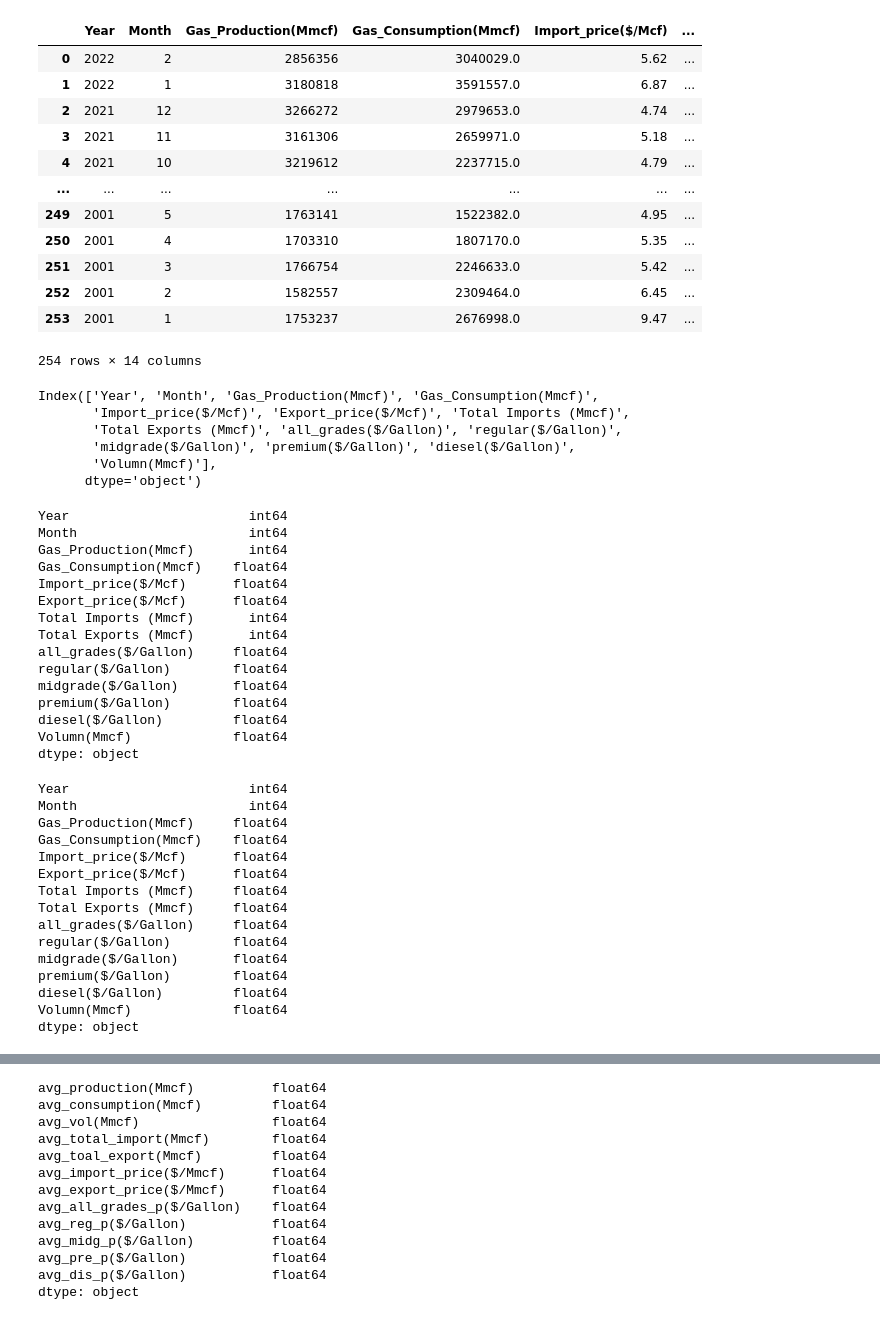
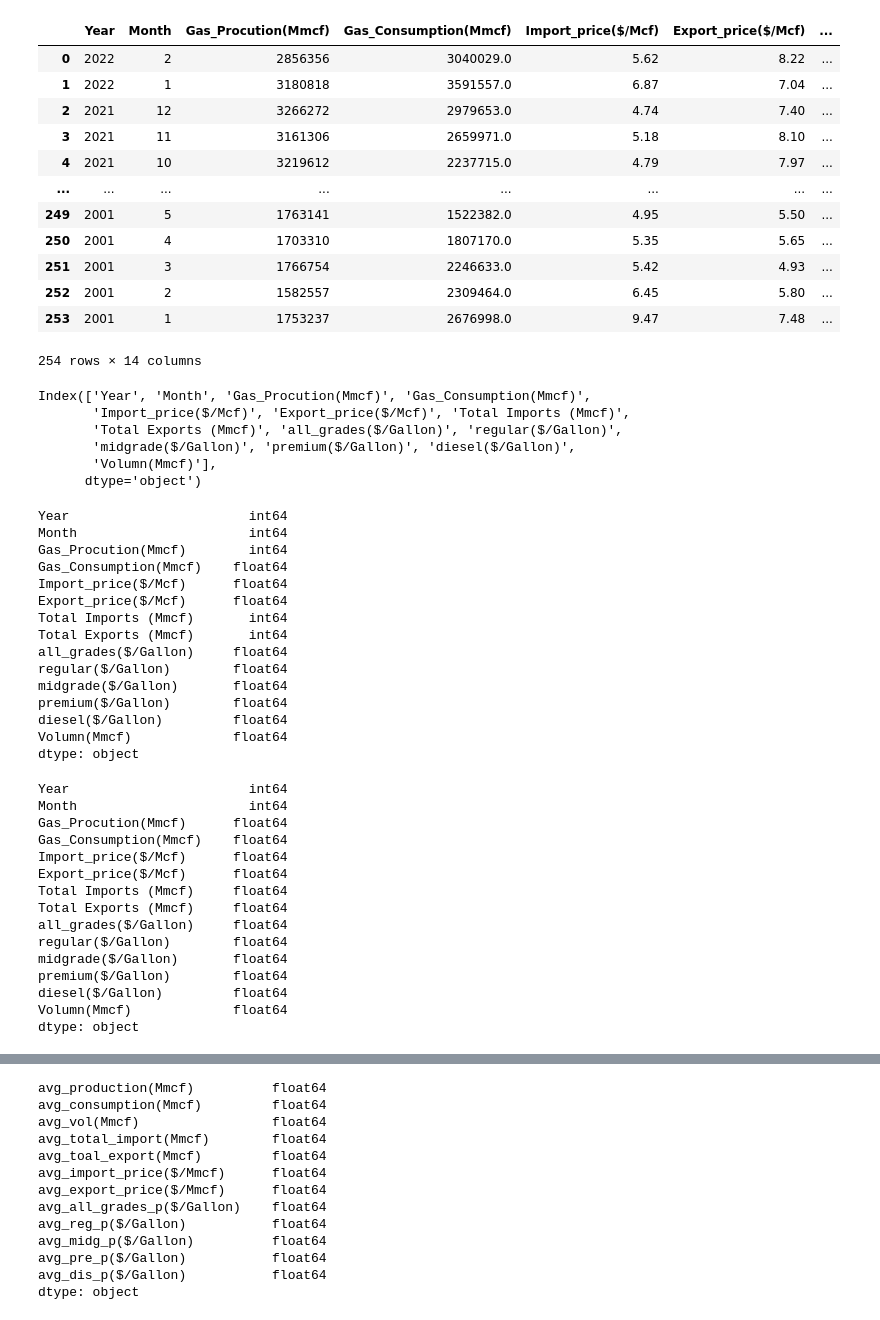
Before and after one commit to FIRE-Phoebe/Gas_Price_analysis, a Jupyter notebook: ETL/ETL_Monthly_gas_data.ipynb, the cells around one changed output, grey strips where cells are left out. Saved outputs shown, nothing was run; the diff lists cells and outputs as text; code cells hidden in the pictures.

```diff
--- a/ETL/ETL_Monthly_gas_data.ipynb
+++ b/ETL/ETL_Monthly_gas_data.ipynb
@@ -1,26 +1,26 @@
 # %%
 import pandas as pd
 # %%
-us_gas_data = pd.read_csv('../Resources/Datasets/cleaned_data/us_gas_data.csv')
+us_gas_data = pd.read_csv('../Resources/cleaned_data/us_gas_data.csv')
 us_gas_data
 # %% [output]
-|  | Year | Month | Gas_Production(Mmcf) | Gas_Consumption(Mmcf) | Import_price($/Mcf) | ... |
-| 0 | 2022 | 2 | 2856356 | 3040029.0 | 5.62 | ... |
-| 1 | 2022 | 1 | 3180818 | 3591557.0 | 6.87 | ... |
-| 2 | 2021 | 12 | 3266272 | 2979653.0 | 4.74 | ... |
-| 3 | 2021 | 11 | 3161306 | 2659971.0 | 5.18 | ... |
-| 4 | 2021 | 10 | 3219612 | 2237715.0 | 4.79 | ... |
-| ... | ... | ... | ... | ... | ... | ... |
-| 249 | 2001 | 5 | 1763141 | 1522382.0 | 4.95 | ... |
-| 250 | 2001 | 4 | 1703310 | 1807170.0 | 5.35 | ... |
-| 251 | 2001 | 3 | 1766754 | 2246633.0 | 5.42 | ... |
-| 252 | 2001 | 2 | 1582557 | 2309464.0 | 6.45 | ... |
-| 253 | 2001 | 1 | 1753237 | 2676998.0 | 9.47 | ... |
+|  | Year | Month | Gas_Procution(Mmcf) | Gas_Consumption(Mmcf) | Import_price($/Mcf) | Export_price($/Mcf) | ... |
+| 0 | 2022 | 2 | 2856356 | 3040029.0 | 5.62 | 8.22 | ... |
+| 1 | 2022 | 1 | 3180818 | 3591557.0 | 6.87 | 7.04 | ... |
+| 2 | 2021 | 12 | 3266272 | 2979653.0 | 4.74 | 7.40 | ... |
+| 3 | 2021 | 11 | 3161306 | 2659971.0 | 5.18 | 8.10 | ... |
+| 4 | 2021 | 10 | 3219612 | 2237715.0 | 4.79 | 7.97 | ... |
+| ... | ... | ... | ... | ... | ... | ... | ... |
+| 249 | 2001 | 5 | 1763141 | 1522382.0 | 4.95 | 5.50 | ... |
+| 250 | 2001 | 4 | 1703310 | 1807170.0 | 5.35 | 5.65 | ... |
+| 251 | 2001 | 3 | 1766754 | 2246633.0 | 5.42 | 4.93 | ... |
+| 252 | 2001 | 2 | 1582557 | 2309464.0 | 6.45 | 5.80 | ... |
+| 253 | 2001 | 1 | 1753237 | 2676998.0 | 9.47 | 7.48 | ... |
 254 rows × 14 columns
 # %%
 us_gas_data.columns
 # %% [output]
-Index(['Year', 'Month', 'Gas_Production(Mmcf)', 'Gas_Consumption(Mmcf)',
+Index(['Year', 'Month', 'Gas_Procution(Mmcf)', 'Gas_Consumption(Mmcf)',
        'Import_price($/Mcf)', 'Export_price($/Mcf)', 'Total Imports (Mmcf)',
        'Total Exports (Mmcf)', 'all_grades($/Gallon)', 'regular($/Gallon)',
        'midgrade($/Gallon)', 'premium($/Gallon)', 'diesel($/Gallon)',
@@ -31,7 +31,7 @@ us_gas_data.dtypes
 # %% [output]
 Year                       int64
 Month                      int64
-Gas_Production(Mmcf)       int64
+Gas_Procution(Mmcf)        int64
 Gas_Consumption(Mmcf)    float64
 Import_price($/Mcf)      float64
 Export_price($/Mcf)      float64
@@ -45,14 +45,14 @@ diesel($/Gallon)         float64
 Volumn(Mmcf)             float64
 dtype: object
 # %%
-us_gas_data = us_gas_data.astype({'Gas_Production(Mmcf)':float,
+us_gas_data = us_gas_data.astype({'Gas_Procution(Mmcf)':float,
               'Total Imports (Mmcf)' : float,
               'Total Exports (Mmcf)': float })
 us_gas_data.dtypes
 # %% [output]
 Year                       int64
 Month                      int64
-Gas_Production(Mmcf)     float64
+Gas_Procution(Mmcf)      float64
 Gas_Consumption(Mmcf)    float64
 Import_price($/Mcf)      float64
 Export_price($/Mcf)      float64
```
Also changed, not shown: parts of 7 cells of this notebook, 1 other file.
